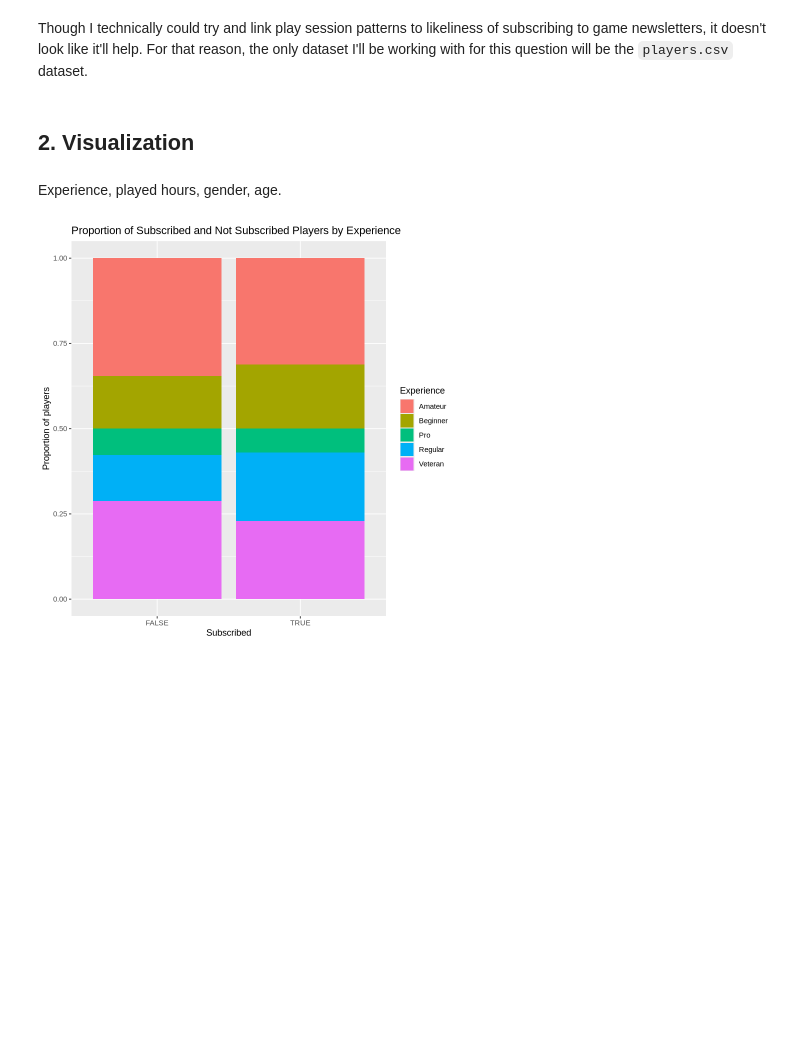
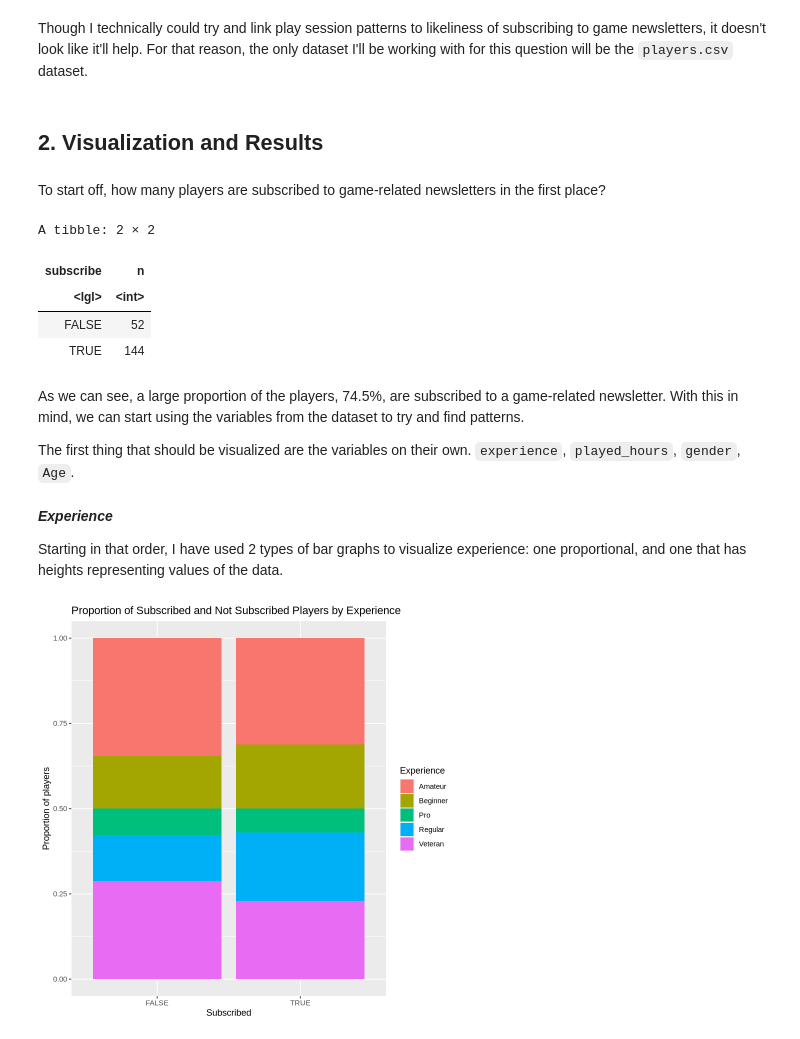
Before and after one commit to vshao01/project_report, a Jupyter notebook: minecraft_research.ipynb, the cells around one changed output. Saved outputs shown, nothing was run; the diff lists cells and outputs as text; code cells hidden in the pictures; blank space fills up the shorter version.

```diff
--- a/minecraft_research.ipynb
+++ b/minecraft_research.ipynb
@@ -168,9 +117,28 @@ A tibble: 1535 × 4
 # %% [markdown]
 Though I technically could try and link play session patterns to likeliness of subscribing to game newsletters, it doesn't look like it'll help. For that reason, the only dataset I'll be working with for this question will be the `players.csv` dataset.
 # %% [markdown]
-## 2. Visualization
+## 2. Visualization and Results
-# %% [markdown]
-Experience, played hours, gender, age.
+# %% [markdown]
+To start off, how many players are subscribed to game-related newsletters in the first place?
+# %%
+player_count <- clean_players |>
+    count(subscribe)
+
+player_count
+# %% [output]
+A tibble: 2 × 2
+| subscribe | n |
+| <lgl> | <int> |
+| FALSE | 52 |
+| TRUE | 144 |
+# %% [markdown]
+As we can see, a large proportion of the players, 74.5%, are subscribed to a game-related newsletter. With this in mind, we can start using the variables from the dataset to try and find patterns.
+
+The first thing that should be visualized are the variables on their own. `experience`, `played_hours`, `gender`, `Age`.
+# %% [markdown]
+***Experience***
+
+Starting in that order, I have used 2 types of bar graphs to visualize experience: one proportional, and one that has heights representing values of the data.
 # %%
 experience_plot <- clean_players |>
     ggplot(aes(x = subscribe, fill = experience)) +
```
Also changed, not shown: parts of 23 cells of this notebook.
